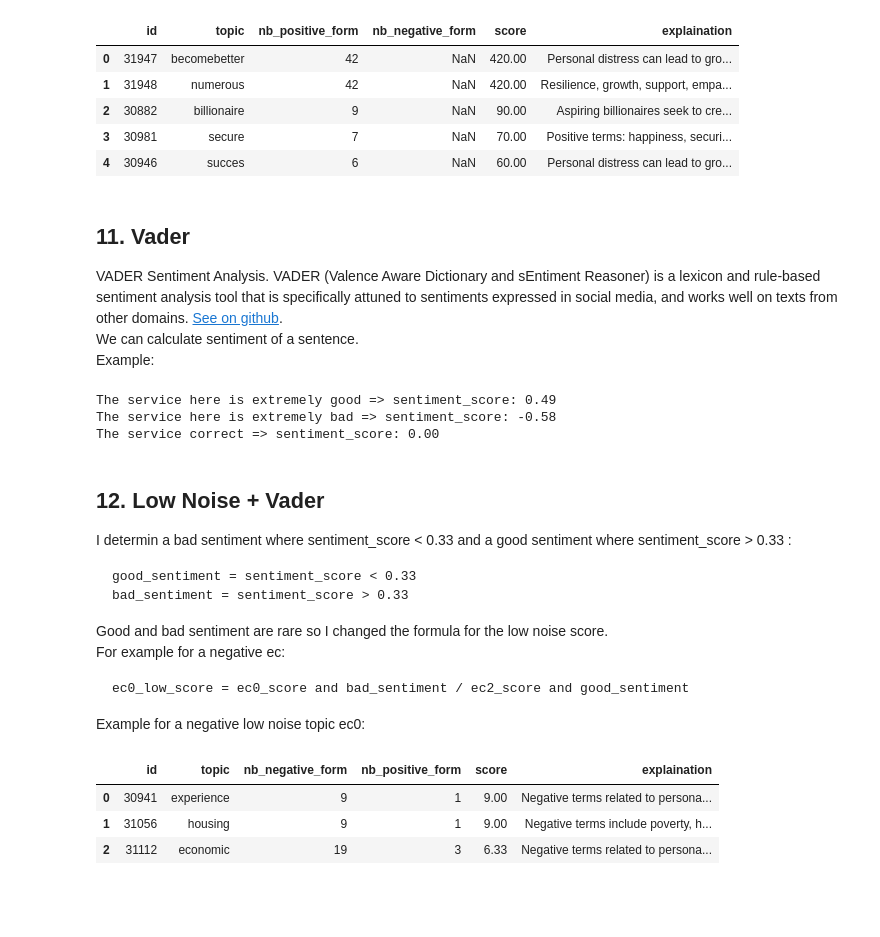
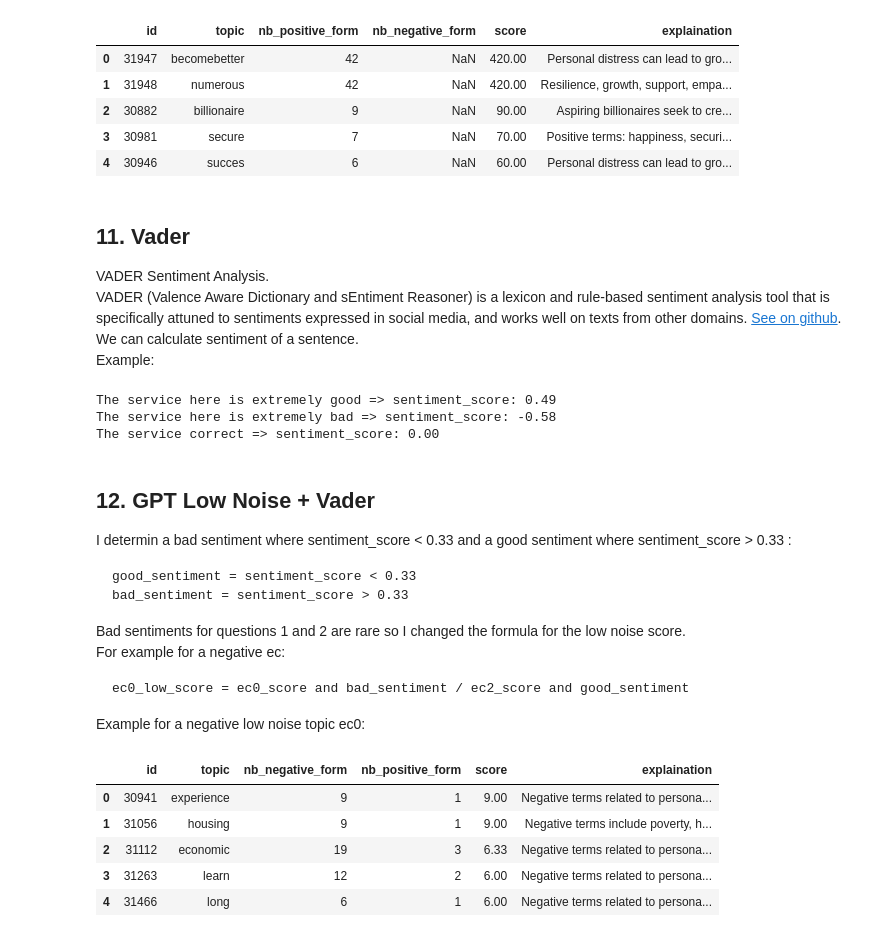
Before and after one commit to cyrilvincent/youth_talk, a Jupyter notebook: youth_talk_1/notice.ipynb, the cells around one changed output. Drawn from its saved outputs; the diff is of its cells as text; code cells hidden in the pictures; blank space fills up the shorter version.

````diff
--- a/youth_talk_1/notice.ipynb
+++ b/youth_talk_1/notice.ipynb
@@ -169,0 +184,7 @@ df.head(5)
+# %%
+empathy_category="pd"
+import pandas as pd
+pd.options.display.float_format = '{:.2f}'.format
+df = service.get_scores("textrank", 12, empathy_category, positive=True, denominator_thresold=0, numerator_thresold=0, debug=False)
+df = df.sort_values(by=["nb_positive_form"], ascending=False)
+df.head(5)
@@ -257,7 +299,8 @@ df.head(5)
 | 4 | 30946 | succes | 6 | NaN | 60.00 | Personal distress can lead to gro... |
 # %% [markdown]
 ## 11. Vader
-VADER Sentiment Analysis. VADER (Valence Aware Dictionary and sEntiment Reasoner) is a lexicon and rule-based sentiment analysis tool that is specifically attuned to sentiments expressed in social media, and works well on texts from other domains. [See on github](https://github.com/cjhutto/vaderSentiment).
+VADER Sentiment Analysis.
+VADER (Valence Aware Dictionary and sEntiment Reasoner) is a lexicon and rule-based sentiment analysis tool that is specifically attuned to sentiments expressed in social media, and works well on texts from other domains. [See on github](https://github.com/cjhutto/vaderSentiment).
 We can calculate sentiment of a sentence.
 Example:
 # %%
@@ -269,13 +312,13 @@ The service here is extremely good => sentiment_score: 0.49
 The service here is extremely bad => sentiment_score: -0.58
 The service correct => sentiment_score: 0.00
 # %% [markdown]
-## 12. Low Noise + Vader
+## 12. GPT Low Noise + Vader
 I determin a bad sentiment where sentiment_score < 0.33 and a good sentiment where sentiment_score > 0.33 :
 ```
 good_sentiment = sentiment_score < 0.33
 bad_sentiment = sentiment_score > 0.33
 ```
-Good and bad sentiment are rare so I changed the formula for the low noise score.
+Bad sentiments for questions 1 and 2 are rare so I changed the formula for the low noise score.
 For example for a negative ec:
 ```
 ec0_low_score = ec0_score and bad_sentiment / ec2_score and good_sentiment
@@ -283,10 +326,12 @@ ec0_low_score = ec0_score and bad_sentiment / ec2_score and good_sentiment
 Example for a negative low noise topic ec0:
 # %%
 df = service.get_scores("gpt-4o-mini", 12, "pd", positive=False, denominator_thresold=0, numerator_thresold=5, gpt_comment=True, sentiment=False)
-df=df[(df.score > 6) & (df.nb_positive_form < 50)]
+df=df[(df.score > 5) & (df.nb_positive_form < 50)]
 df.head(5)
 # %% [output]
 |  | id | topic | nb_negative_form | nb_positive_form | score | explaination |
 | 0 | 30941 | experience | 9 | 1 | 9.00 | Negative terms related to persona... |
 | 1 | 31056 | housing | 9 | 1 | 9.00 | Negative terms include poverty, h... |
 | 2 | 31112 | economic | 19 | 3 | 6.33 | Negative terms related to persona... |
+| 3 | 31263 | learn | 12 | 2 | 6.00 | Negative terms related to persona... |
+| 4 | 31466 | long | 6 | 1 | 6.00 | Negative terms related to persona... |
````
Also changed, not shown: parts of 14 cells of this notebook, 13 other files.
